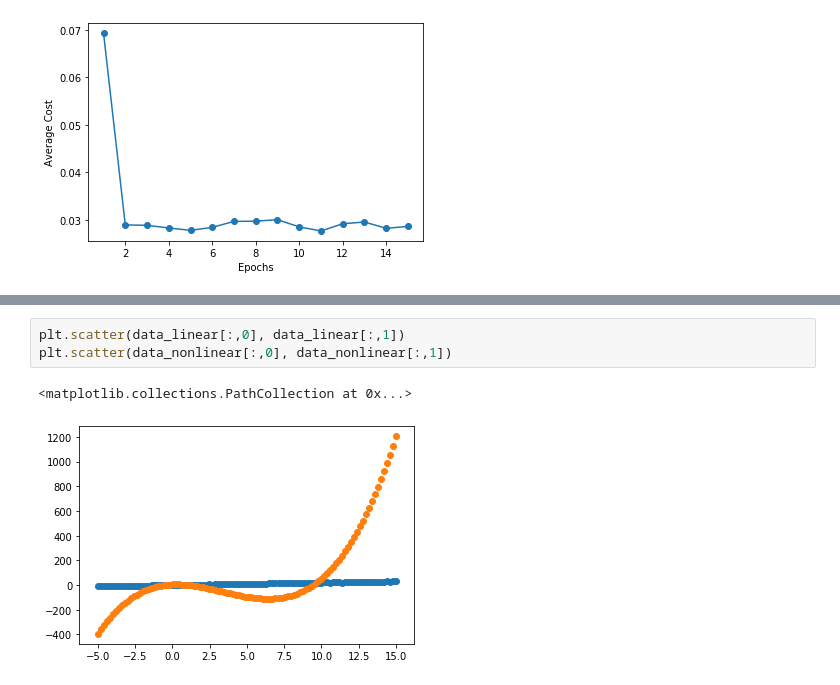
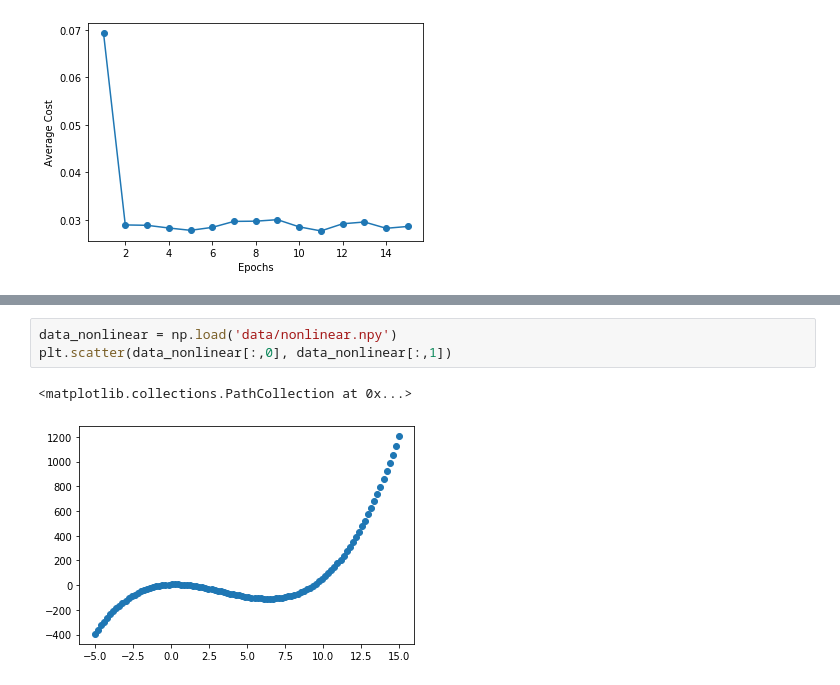
Before and after one commit to JimGerth/desy-ml-python, a Jupyter notebook: Chapter 2.ipynb, the cells around one changed output, grey strips where cells are left out. Drawn from its saved outputs; the diff is of its cells as text.

```diff
--- a/Untitled.ipynb
+++ b/Chapter 2.ipynb
@@ -146,6 +159,6 @@ data_linear = np.load('data/linear.npy')
 # %%
-plt.scatter(data_linear[:,0], data_linear[:,1])
+data_nonlinear = np.load('data/nonlinear.npy')
 plt.scatter(data_nonlinear[:,0], data_nonlinear[:,1])
 # %% [output]
 <matplotlib.collections.PathCollection at 0x...>
-[figure, old version]
+[figure, new version]
```
Also changed, not shown: parts of 2 cells of this notebook, 1 other file.
